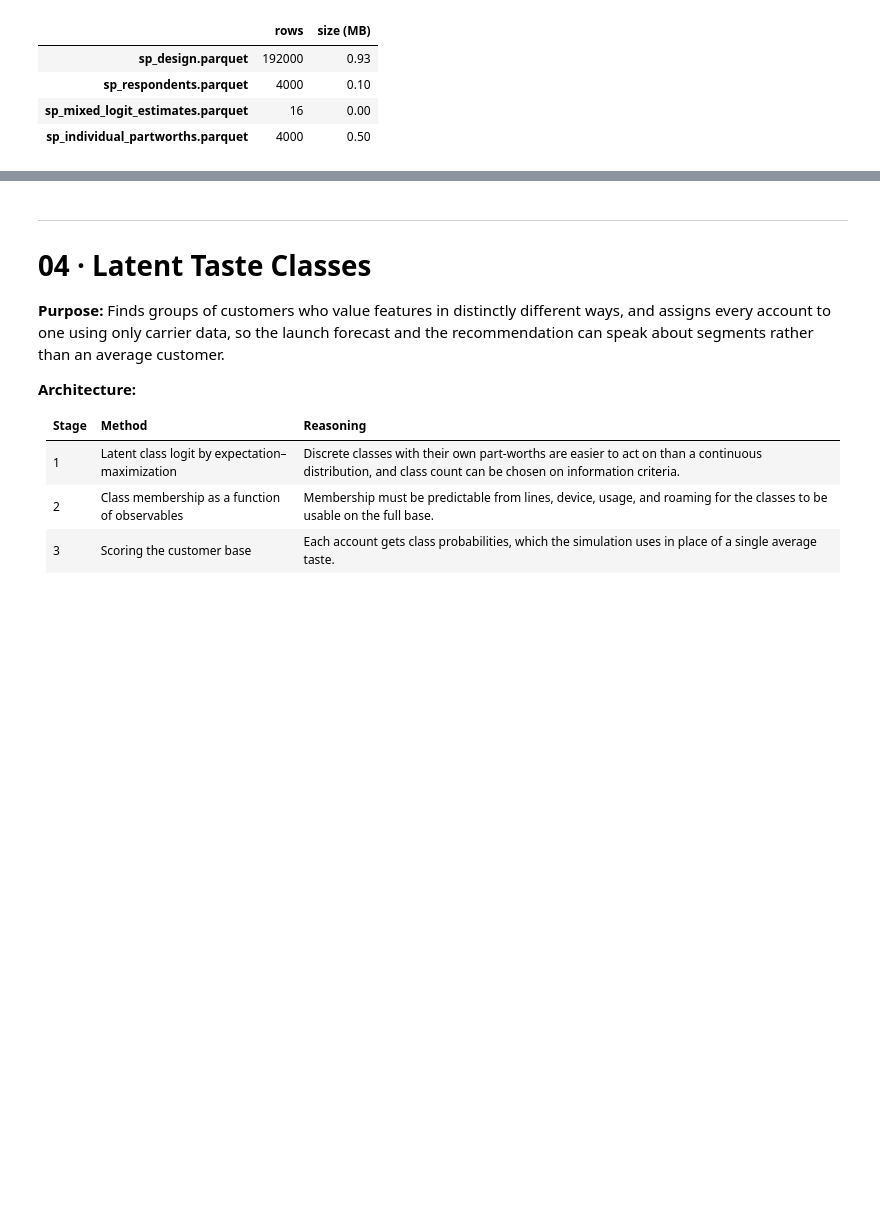
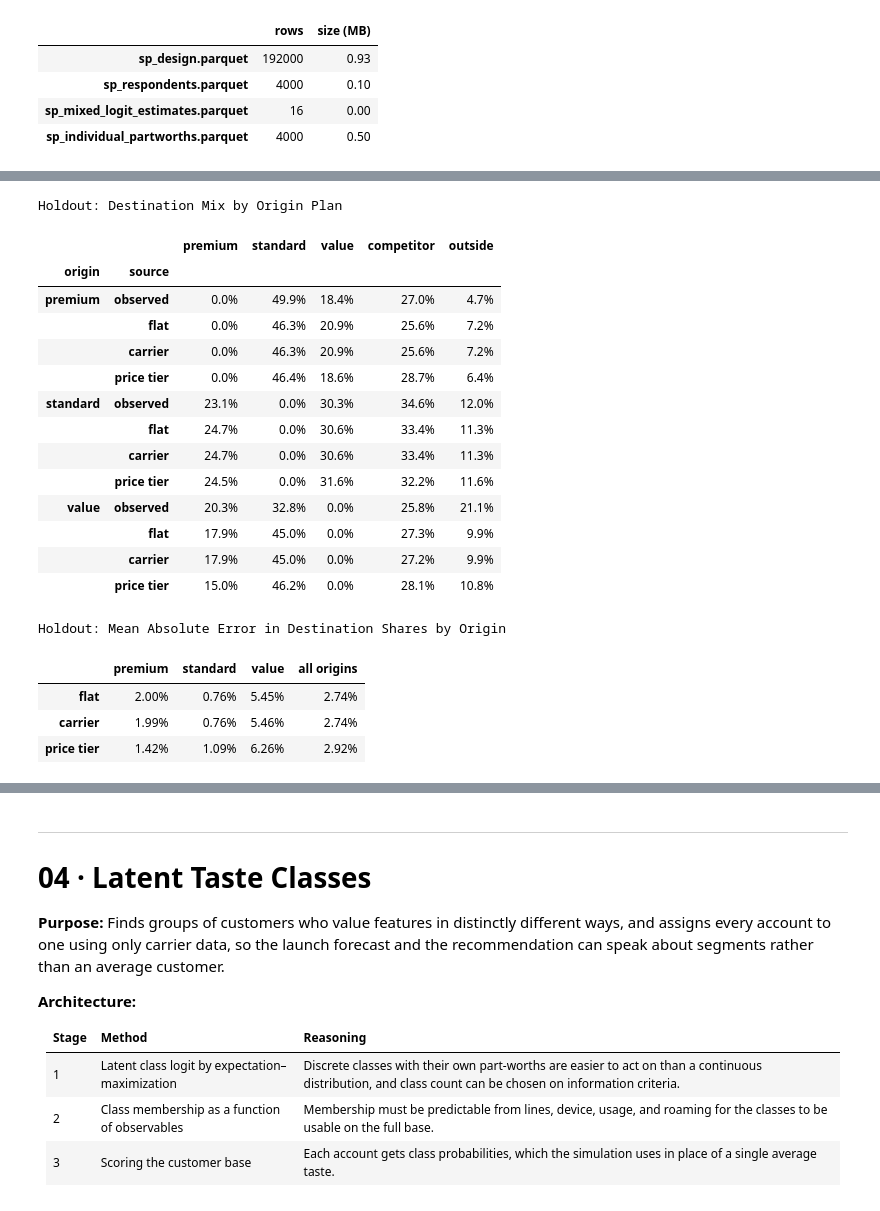
Before and after one commit to paforsey/data-science-portfolio, a Jupyter notebook: case-studies/rate-plan-cannibalization/01_choice_model_estimation.ipynb, the cells around one changed output, grey strips where cells are left out. Drawn from its saved outputs; the diff is of its cells as text; code cells hidden in the pictures; blank space fills up the shorter version.

```diff
--- a/case-studies/rate-plan-cannibalization/01_choice_model_estimation.ipynb
+++ b/case-studies/rate-plan-cannibalization/01_choice_model_estimation.ipynb
@@ -1491,0 +1757,47 @@ display(pd.DataFrame({'rows': [len(df) for df in exports.values()], 'size (MB)':
+# %%
+# Compare Held-Out Switching Patterns
+DESTINATIONS = ['premium', 'standard', 'value', 'competitor', 'outside']
+
+
+def destination_mix(probabilities, origins):
+    mix = pd.DataFrame(probabilities, columns = RP_ALTS)
+    mix['competitor'] = mix['comp_premium'] + mix['comp_value']
+    return mix[DESTINATIONS].groupby(origins).mean()
+
+origins = rp_test['plan'].to_numpy()
+observed_mix = pd.get_dummies(rp_test['outcome']).reindex(columns = DESTINATIONS, fill_value = 0).astype(float).groupby(origins).mean()
+pattern_rows, pattern_error = [], {}
+for tree, fit in joint_fits.items():
+    p = unpack_joint(fit.x, tree)
+    _, probabilities = nested_logit(X_rp_test @ p['beta'] + C_rp_test @ p['constants'], A_rp_test, chosen_rp_test, p['nests'], p['lam'])
+    predicted_mix = destination_mix(probabilities, origins)
+    pattern_error[tree] = (predicted_mix - observed_mix).abs().mean(axis = 1)
+    pattern_rows.append(predicted_mix.assign(source = tree))
+
+display(pd.concat([observed_mix.assign(source = 'observed')] + pattern_rows).rename_axis('origin').reset_index()
+        .set_index(['origin', 'source']).sort_index(level = 0, sort_remaining = False)
+        .style.format('{:.1%}').set_caption('Holdout: Destination Mix by Origin Plan'))
+pattern_summary = pd.DataFrame(pattern_error).T
+pattern_summary['all origins'] = pattern_summary.mean(axis = 1)
+display(pattern_summary.style.format('{:.2%}').set_caption('Holdout: Mean Absolute Error in Destination Shares by Origin'))
+# %% [output]
+Holdout: Destination Mix by Origin Plan
+|  |  | premium | standard | value | competitor | outside |
+| origin | source |  |  |  |  |  |
+| premium | observed | 0.0% | 49.9% | 18.4% | 27.0% | 4.7% |
+|  | flat | 0.0% | 46.3% | 20.9% | 25.6% | 7.2% |
+|  | carrier | 0.0% | 46.3% | 20.9% | 25.6% | 7.2% |
+|  | price tier | 0.0% | 46.4% | 18.6% | 28.7% | 6.4% |
+| standard | observed | 23.1% | 0.0% | 30.3% | 34.6% | 12.0% |
+|  | flat | 24.7% | 0.0% | 30.6% | 33.4% | 11.3% |
+|  | carrier | 24.7% | 0.0% | 30.6% | 33.4% | 11.3% |
+|  | price tier | 24.5% | 0.0% | 31.6% | 32.2% | 11.6% |
+| value | observed | 20.3% | 32.8% | 0.0% | 25.8% | 21.1% |
+|  | flat | 17.9% | 45.0% | 0.0% | 27.3% | 9.9% |
+|  | carrier | 17.9% | 45.0% | 0.0% | 27.2% | 9.9% |
+|  | price tier | 15.0% | 46.2% | 0.0% | 28.1% | 10.8% |
+Holdout: Mean Absolute Error in Destination Shares by Origin
+|  | premium | standard | value | all origins |
+| flat | 2.00% | 0.76% | 5.45% | 2.74% |
+| carrier | 1.99% | 0.76% | 5.46% | 2.74% |
+| price tier | 1.42% | 1.09% | 6.26% | 2.92% |
```
Also changed, not shown: parts of 19 cells of this notebook.
